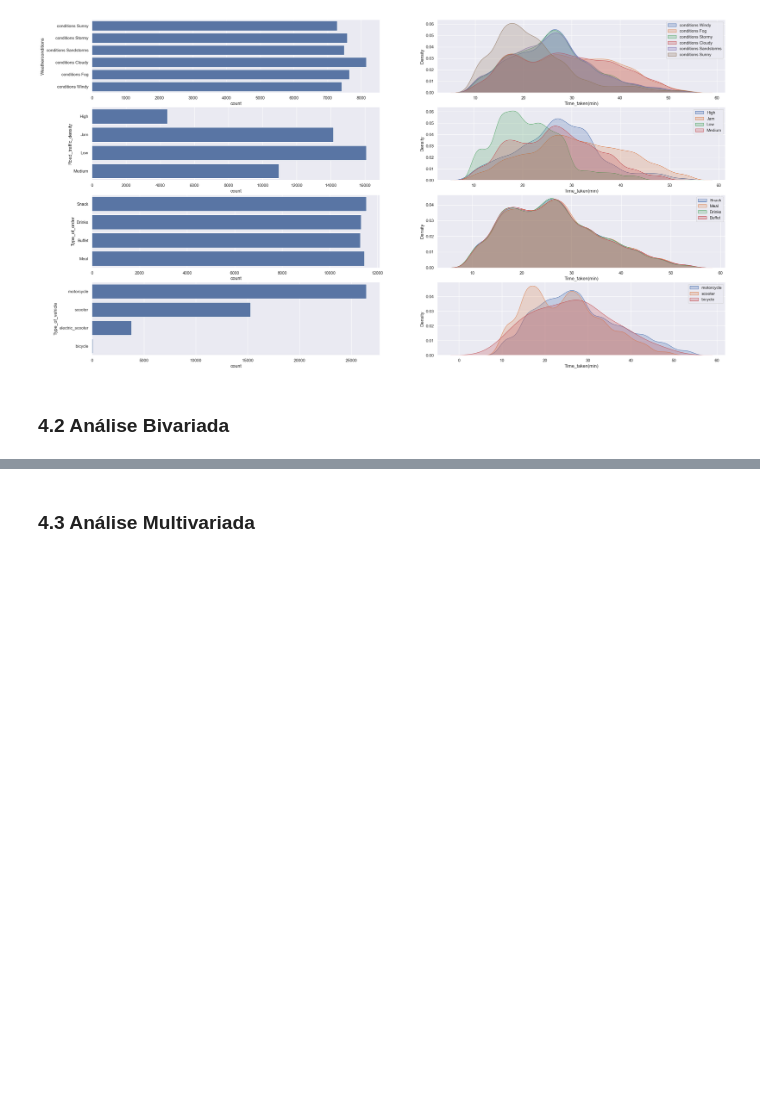
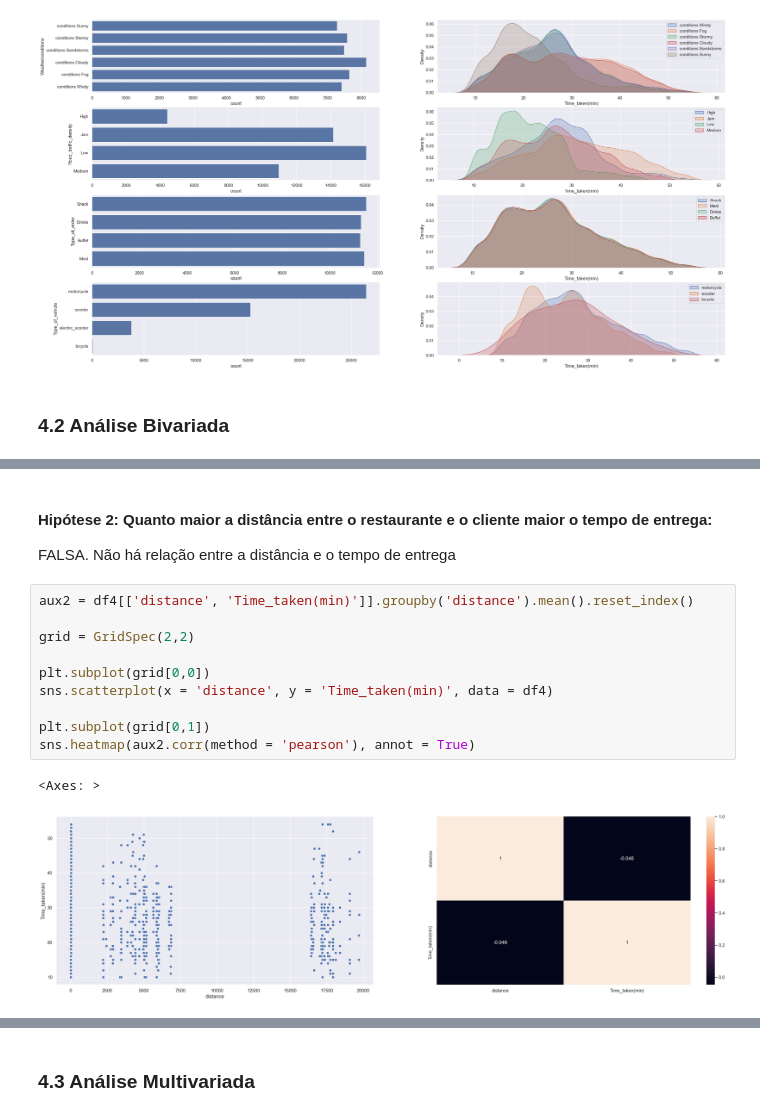
Before and after one commit to samantasobral/projeto_integrador_2, a Jupyter notebook: notebooks/Delivery.ipynb, the cells around one changed output, grey strips where cells are left out. Drawn from its saved outputs; the diff is of its cells as text; blank space fills up the shorter version.

```diff
--- a/notebooks/Delivery.ipynb
+++ b/notebooks/Delivery.ipynb
@@ -413,0 +430,16 @@ plt.legend()
+# %% [markdown]
+#### Hipótese 2: Quanto maior a distância entre o restaurante e o cliente maior o tempo de entrega:
+FALSA. Não há relação entre a distância e o tempo de entrega
+# %%
+aux2 = df4[['distance', 'Time_taken(min)']].groupby('distance').mean().reset_index()
+
+grid = GridSpec(2,2)
+
+plt.subplot(grid[0,0])
+sns.scatterplot(x = 'distance', y = 'Time_taken(min)', data = df4)
+
+plt.subplot(grid[0,1])
+sns.heatmap(aux2.corr(method = 'pearson'), annot = True)
+# %% [output]
+<Axes: >
+[figure, added]
```
Also changed, not shown: parts of 25 cells of this notebook.
